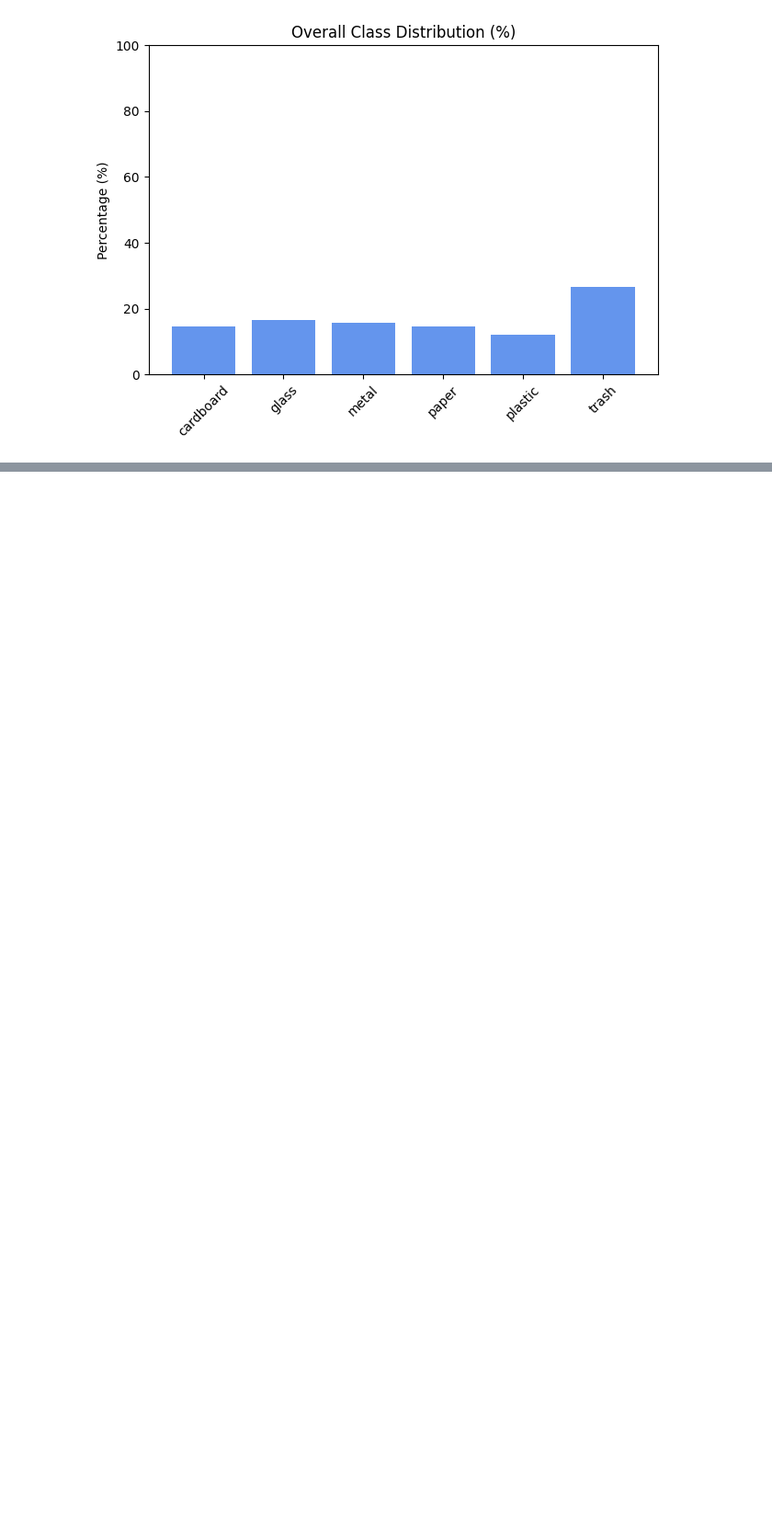
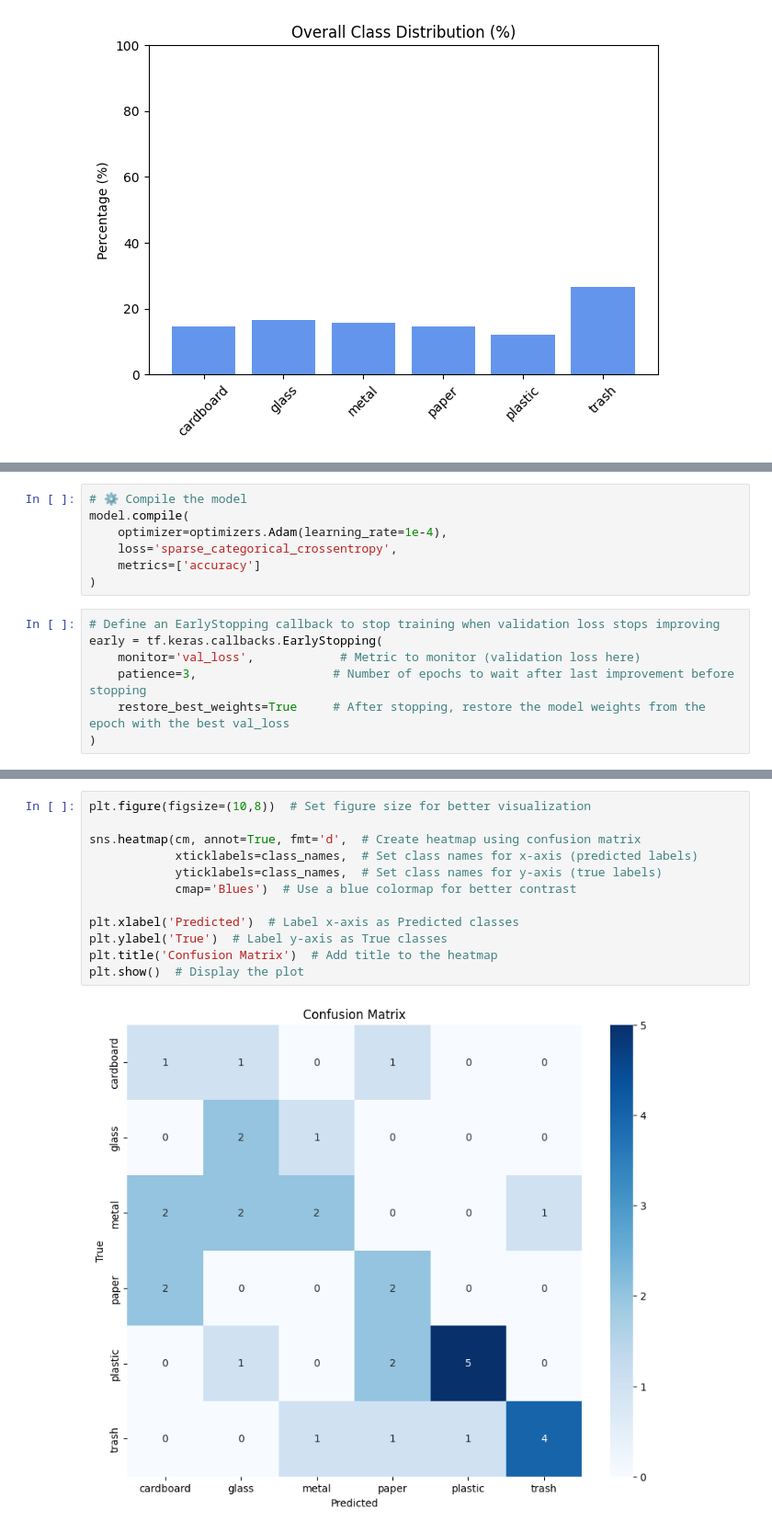
Before and after one commit to VishalH31/Internship, a Jupyter notebook: Garbage Classification using Transfer learning code.ipynb, the cells around one changed output, grey strips where cells are left out. Shown at 92% size. Drawn from its saved outputs; the diff is of its cells as text; blank space fills up the shorter version.

```diff
--- a/Garbage Classification using Transfer learning code.ipynb
+++ b/Garbage Classification using Transfer learning code.ipynb
@@ -146,0 +232,14 @@ simple_bar_plot(overall_dist, "Overall Class Distribution (%)")
+# %%
+# ⚙️ Compile the model
+model.compile(
+    optimizer=optimizers.Adam(learning_rate=1e-4),
+    loss='sparse_categorical_crossentropy',
+    metrics=['accuracy']
+)
+# %%
+# Define an EarlyStopping callback to stop training when validation loss stops improving
+early = tf.keras.callbacks.EarlyStopping(
+    monitor='val_loss',            # Metric to monitor (validation loss here)
+    patience=3,                   # Number of epochs to wait after last improvement before stopping
+    restore_best_weights=True     # After stopping, restore the model weights from the epoch with the best val_loss
+)
@@ -146,0 +419,14 @@ simple_bar_plot(overall_dist, "Overall Class Distribution (%)")
+# %%
+plt.figure(figsize=(10,8))  # Set figure size for better visualization
+
+sns.heatmap(cm, annot=True, fmt='d',  # Create heatmap using confusion matrix
+            xticklabels=class_names,  # Set class names for x-axis (predicted labels)
+            yticklabels=class_names,  # Set class names for y-axis (true labels)
+            cmap='Blues')  # Use a blue colormap for better contrast
+
+plt.xlabel('Predicted')  # Label x-axis as Predicted classes
+plt.ylabel('True')  # Label y-axis as True classes
+plt.title('Confusion Matrix')  # Add title to the heatmap
+plt.show()  # Display the plot
+# %% [output]
+[figure, added]
```
Also changed, not shown: parts of 17 cells of this notebook, 1 other file.
